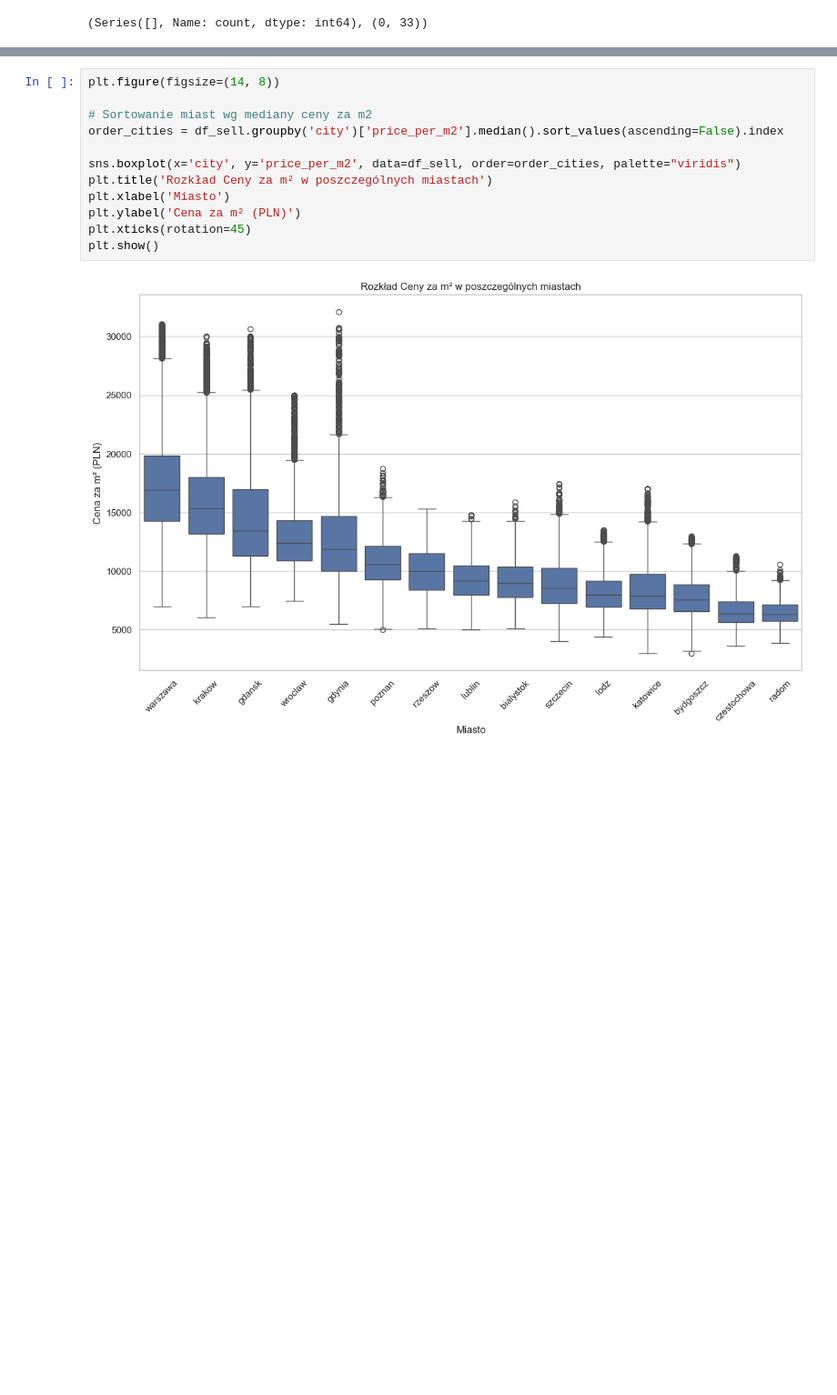
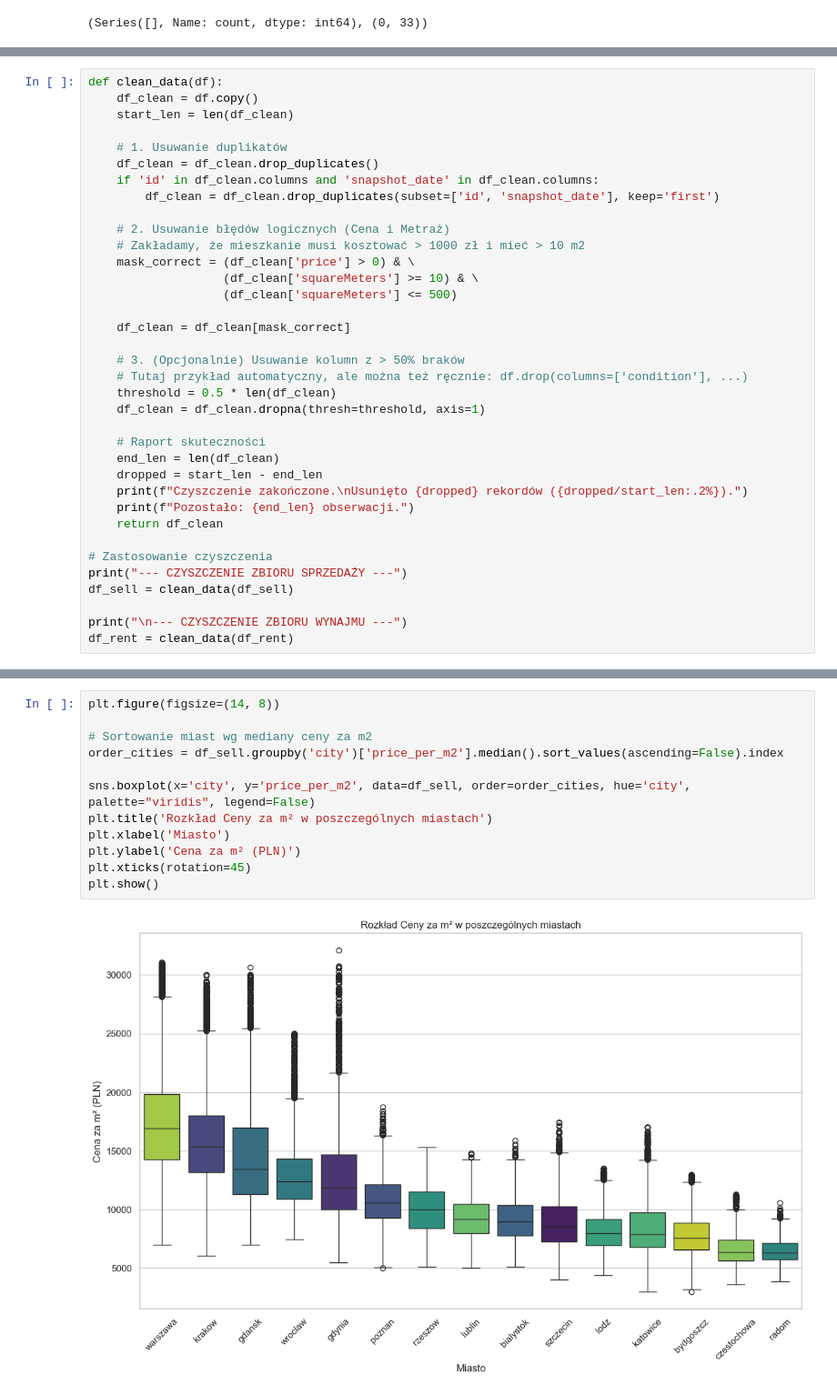
Before and after one commit to Marcello732/PRIAD-projekt, a Jupyter notebook: apartments.ipynb, the cells around one changed output, grey strips where cells are left out. Shown at 91% size. Saved outputs shown, nothing was run; the diff lists cells and outputs as text; blank space fills up the shorter version.

```diff
--- a/apartments.ipynb
+++ b/apartments.ipynb
@@ -87,0 +336,36 @@ df_other["source_file"].value_counts().head(20), df_other.shape
+# %%
+def clean_data(df):
+    df_clean = df.copy()
+    start_len = len(df_clean)
+
+    # 1. Usuwanie duplikatów
+    df_clean = df_clean.drop_duplicates()
+    if 'id' in df_clean.columns and 'snapshot_date' in df_clean.columns:
+        df_clean = df_clean.drop_duplicates(subset=['id', 'snapshot_date'], keep='first')
+
+    # 2. Usuwanie błędów logicznych (Cena i Metraż)
+    # Zakładamy, że mieszkanie musi kosztować > 1000 zł i mieć > 10 m2
+    mask_correct = (df_clean['price'] > 0) & \
+                   (df_clean['squareMeters'] >= 10) & \
+                   (df_clean['squareMeters'] <= 500)
+
+    df_clean = df_clean[mask_correct]
+
+    # 3. (Opcjonalnie) Usuwanie kolumn z > 50% braków
+    # Tutaj przykład automatyczny, ale można też ręcznie: df.drop(columns=['condition'], ...)
+    threshold = 0.5 * len(df_clean)
+    df_clean = df_clean.dropna(thresh=threshold, axis=1)
+
+    # Raport skuteczności
+    end_len = len(df_clean)
+    dropped = start_len - end_len
+    print(f"Czyszczenie zakończone.\nUsunięto {dropped} rekordów ({dropped/start_len:.2%}).")
+    print(f"Pozostało: {end_len} obserwacji.")
+    return df_clean
+
+# Zastosowanie czyszczenia
+print("--- CZYSZCZENIE ZBIORU SPRZEDAŻY ---")
+df_sell = clean_data(df_sell)
+
+print("\n--- CZYSZCZENIE ZBIORU WYNAJMU ---")
+df_rent = clean_data(df_rent)
@@ -185,14 +653,14 @@ plt.show()
 # %%
 plt.figure(figsize=(14, 8))
 
 # Sortowanie miast wg mediany ceny za m2
 order_cities = df_sell.groupby('city')['price_per_m2'].median().sort_values(ascending=False).index
 
-sns.boxplot(x='city', y='price_per_m2', data=df_sell, order=order_cities, palette="viridis")
+sns.boxplot(x='city', y='price_per_m2', data=df_sell, order=order_cities, hue='city', palette="viridis", legend=False)
 plt.title('Rozkład Ceny za m² w poszczególnych miastach')
 plt.xlabel('Miasto')
 plt.ylabel('Cena za m² (PLN)')
 plt.xticks(rotation=45)
 plt.show()
 # %% [output]
-[figure, old version]
+[figure, new version]
```
Also changed, not shown: parts of 35 cells of this notebook.
